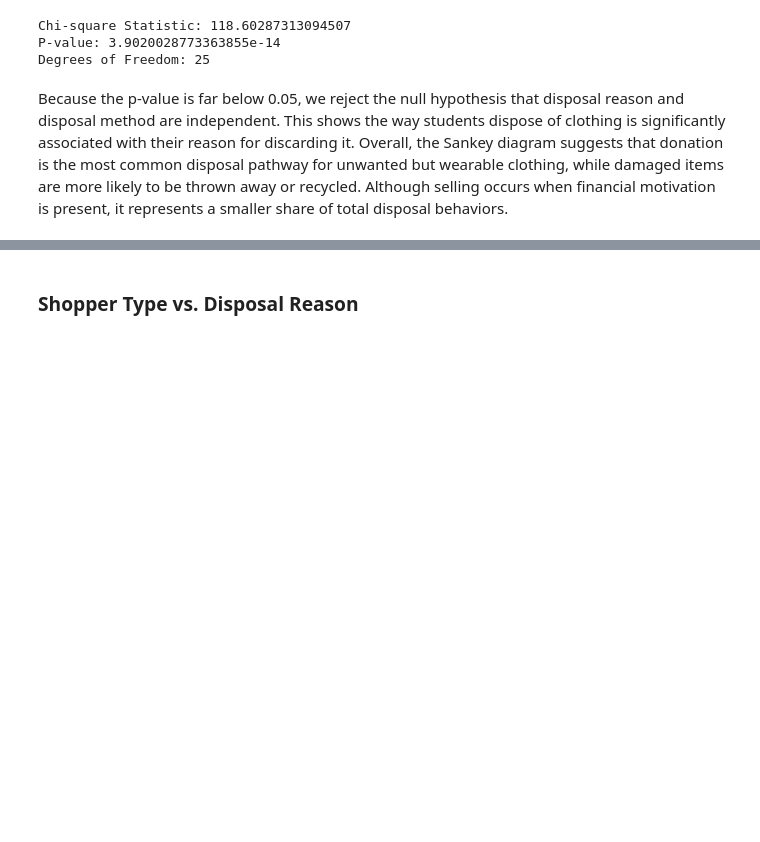
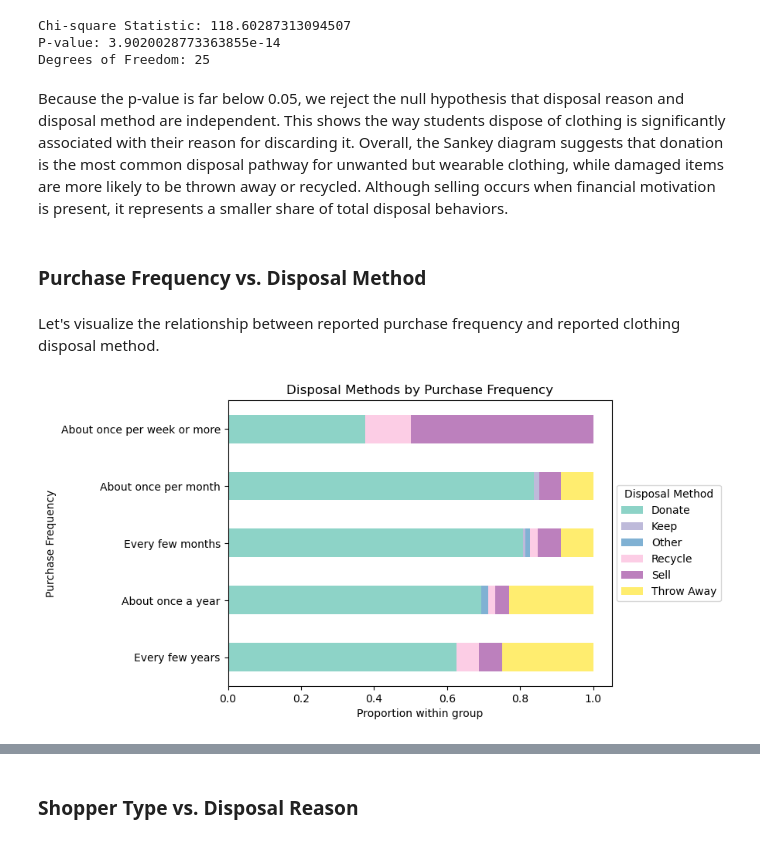
Before and after one commit to COGS108/Group018_WI26, a Jupyter notebook: 03-FinalProject.ipynb, the cells around one changed output, grey strips where cells are left out. Drawn from its saved outputs; the diff is of its cells as text; code cells hidden in the pictures; blank space fills up the shorter version.

Commit message:
purchase freq vs. disposal method

```diff
--- a/03-FinalProject.ipynb
+++ b/03-FinalProject.ipynb
@@ -731,3 +736,45 @@ Degrees of Freedom: 25
 # %% [markdown]
 Because the p-value is far below 0.05, we reject the null hypothesis that disposal reason and disposal method are independent. This shows the way students dispose of clothing is significantly associated with their reason for discarding it.
 Overall, the Sankey diagram suggests that donation is the most common disposal pathway for unwanted but wearable clothing, while damaged items are more likely to be thrown away or recycled. Although selling occurs when financial motivation is present, it represents a smaller share of total disposal behaviors.
+# %% [markdown]
+### Purchase Frequency vs. Disposal Method
+# %% [markdown]
+Let's visualize the relationship between reported purchase frequency and reported clothing disposal method.
+# %%
+# order purchase frequency for better visualization
+freq_order = [
+    'Every few years',
+    'About once a year',
+    'Every few months',
+    'About once per month',
+    'About once per week or more'
+]
+
+# convert purchase_freq to categorical with the specified order
+df_clean['purchase_freq'] = pd.Categorical(
+    df_clean['purchase_freq'],
+    categories=freq_order,
+    ordered=True
+)
+
+# Group by purchase type and disposal method, count the number of responses, and reshape for plotting
+plot_df = df_clean.groupby(['purchase_freq', 'disposal_method_clean']).size().unstack('disposal_method_clean').fillna(0)
+
+# Normalize by shopper type to get proportion of shopper groups that use each disposal method
+sub_df = plot_df.div(plot_df.sum(axis=1), axis=0)
+
+# Generate plot
+ax = sub_df.plot(kind='barh',
+                 stacked=True,
+                 rot=0,
+                 cmap='Set3',
+                 title='Disposal Methods by Purchase Frequency')
+
+# Customize plot labels
+ax.legend(title='Disposal Method', loc='center left', bbox_to_anchor=(1.0, 0.5))
+ax.set_xlabel("Proportion within group")
+ax.set_ylabel("Purchase Frequency")
+
+plt.show()
+# %% [output]
+[figure, added]
```
Also changed, not shown: parts of 9 cells of this notebook.
